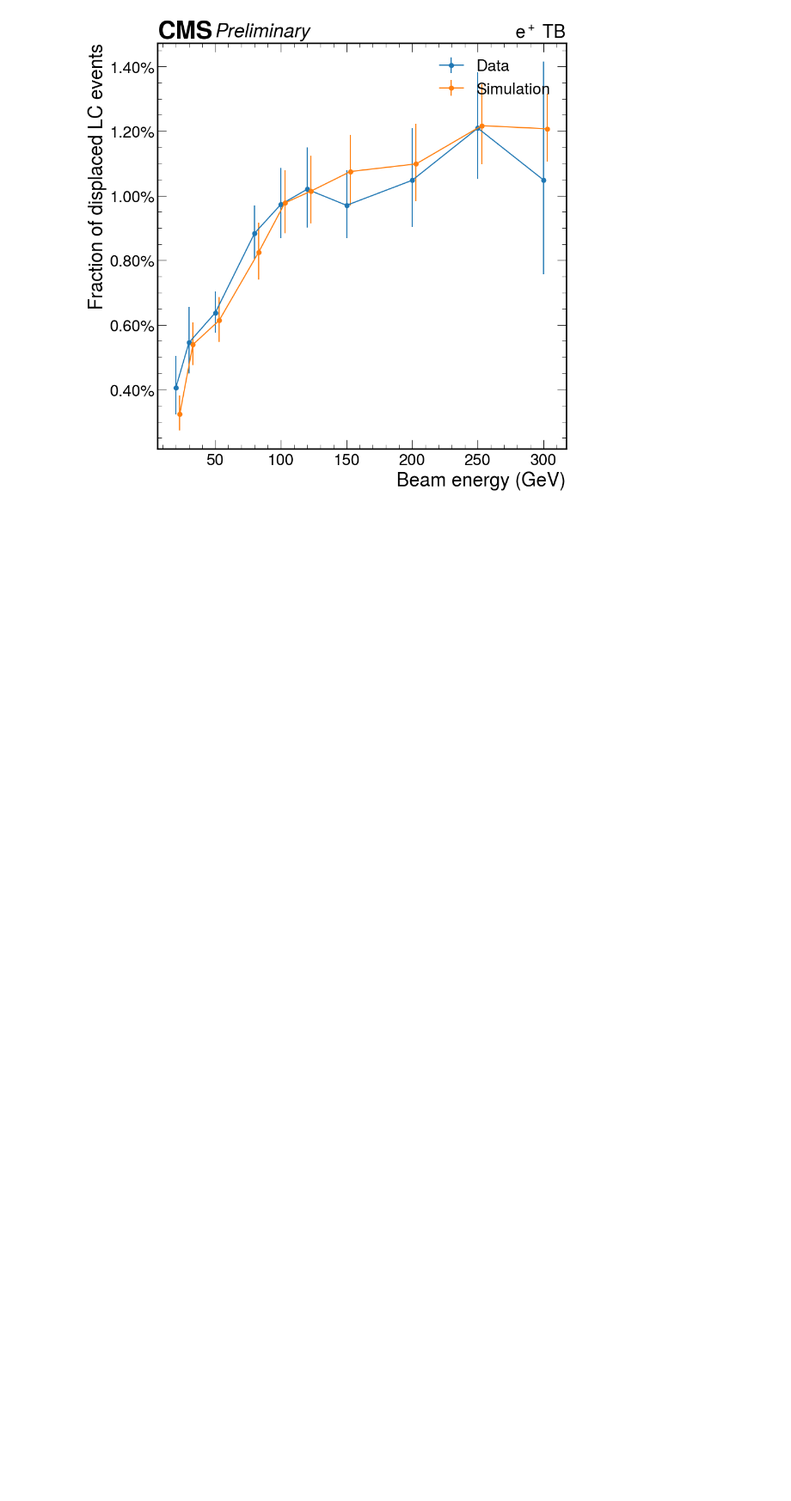
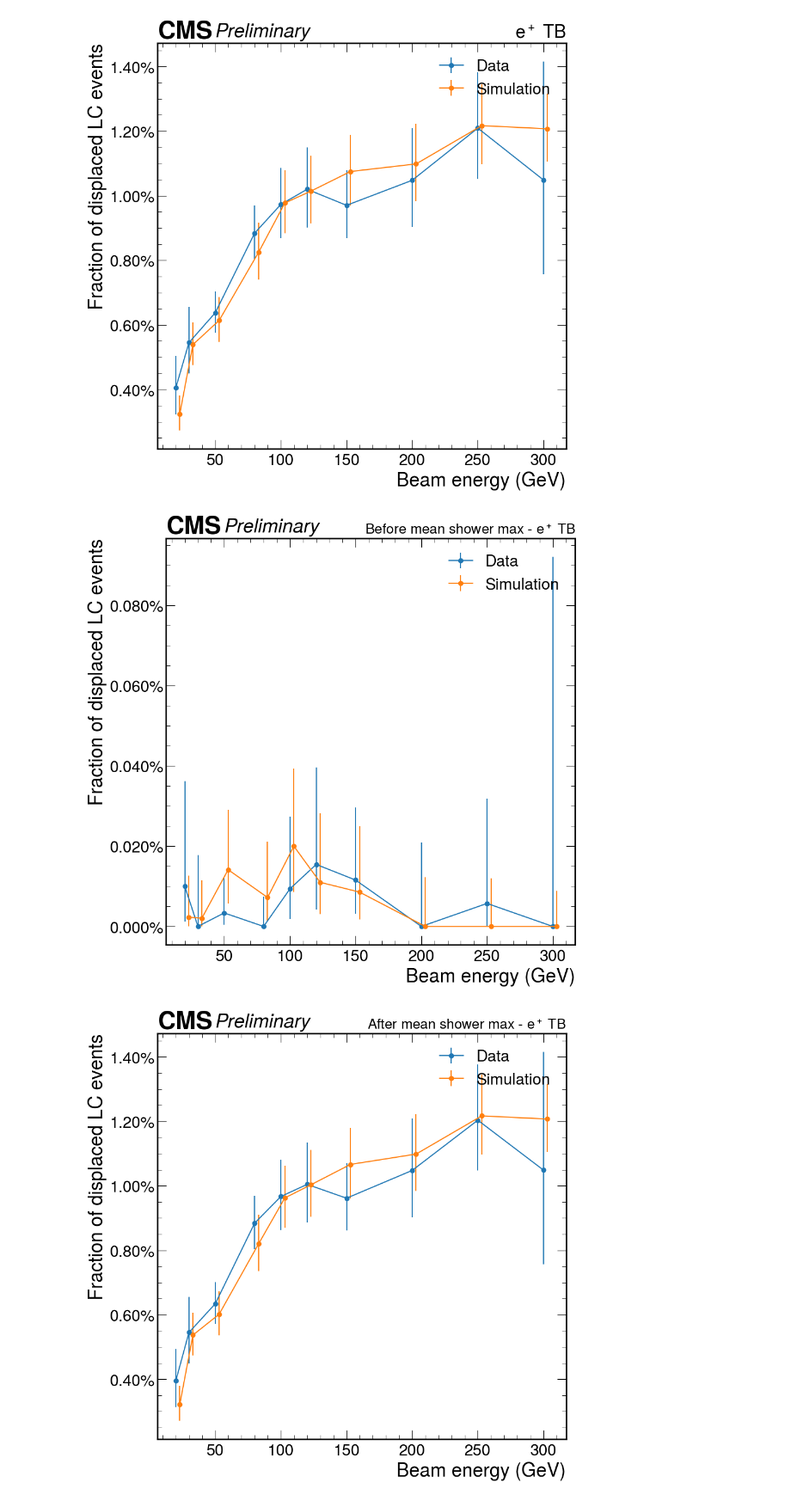
Before and after one commit to tcuisset/HgcalClue3DClusteringPlotting, a Jupyter notebook: event_visualizer_plotly/locateEvents/displacedLayerCluster/displacedLayerCluster.ipynb, the cells around one changed output. Shown at 86% size. Cells and saved outputs as stored; diff of their text form; code cells hidden in the pictures; blank space fills up the shorter version.

Commit message:
Displaced layer clusters

```diff
--- a/event_visualizer_plotly/locateEvents/displacedLayerCluster/displacedLayerCluster.ipynb
+++ b/event_visualizer_plotly/locateEvents/displacedLayerCluster/displacedLayerCluster.ipynb
@@ -92,7 +96,7 @@ sim_finder.display.sampleRandom()
 [interactive output not drawn]
 [interactive output not drawn]
 # %%
-def plot(ratios_dict:dict[str, tuple[list, np.ndarray]], ax=None, alternative_hypothesis="two-sided"):
+def plot(ratios_dict:dict[str, tuple[list, np.ndarray]], ax=None, alternative_hypothesis="two-sided", lumi_text="", lumi_size=None):
     """
     Parameters :
      - ratios_dict : datatype -> tuple ratio_val, ratio_errors
@@ -119,21 +123,39 @@ def plot(ratios_dict:dict[str, tuple[list, np.ndarray]], ax=None, alternative_hy
     #hep.cms.lumitext(f"minLayerSpan={settings['minLayerSpan']}, minFracBeamEnergy={settings['minFractionOfBeamEnergy']:.0%}"
     #                 f"\nmaxLayerOverlap={settings['maxLayerOverlap']}   $e^+$ TB", ax=ax,
     #    fontsize=15)
-    hep.cms.lumitext("$e^+$ TB")
+    hep.cms.lumitext(lumi_text + " $e^+$ TB", fontsize=lumi_size)
     ax.legend()
     #return ratio_val, ratio_errors
 
+maxShowerLayer = {20:7, 30:7, 50:8, 80:9, 100:9, 120:9, 150:10, 200:10, 250:10, 300:10}
+def splitAtLayer(h:hist.Hist, layerToSplitAt:dict[int, int], before=True):
+    def makeLayerSlice(beamEnergy):
+        if before:
+            return slice(0, hist.loc(layerToSplitAt[beamEnergy])+1, sum)
+        else:
+            return slice(hist.loc(layerToSplitAt[beamEnergy]), len, sum)
+    return np.array([h[{"beamEnergy":hist.loc(beamEnergy), "layer":makeLayerSlice(beamEnergy)}] for beamEnergy in beamEnergies], dtype="int")
 
-def plotResults(finders:list[Finder]):
+def plotResults(finders:list[Finder], layerSelections=None, **plot_kwargs):
     ratios_dict = {}
     for finder in finders:
         h = fillHistogram(finder.firstDf)
-        ratios_dict[finder.datatype] = makeRatiosPerBeamEnergy(h.project("beamEnergy"), eventsPerBeamEnergy(finder.datatype))
-    plot(ratios_dict)
+        if layerSelections is not None:
+            h = layerSelections(h)
+        else:
+            h = h.project("beamEnergy")
+        ratios_dict[finder.datatype] = makeRatiosPerBeamEnergy(h, eventsPerBeamEnergy(finder.datatype))
+    plot(ratios_dict, **plot_kwargs)
 # %%
 plotResults([data_finder, sim_finder])
 # %% [output]
 [figure]
+# %%
+plotResults([data_finder, sim_finder], partial(splitAtLayer, layerToSplitAt=maxShowerLayer, before=True), lumi_text="Before mean shower max -", lumi_size=20)
+plotResults([data_finder, sim_finder], partial(splitAtLayer, layerToSplitAt=maxShowerLayer, before=False), lumi_text="After mean shower max -", lumi_size=20)
+# %% [output]
+[figure, added]
+[figure, added]
 # %%
 printCsvRowsFromDf(full_result_df, source="Clus2DLargeDistancePositionToBarycenter", layerColumn="clus2D_layer")
 # %% [output]
```
Also changed, not shown: parts of 2 cells of this notebook, 4 other files.
